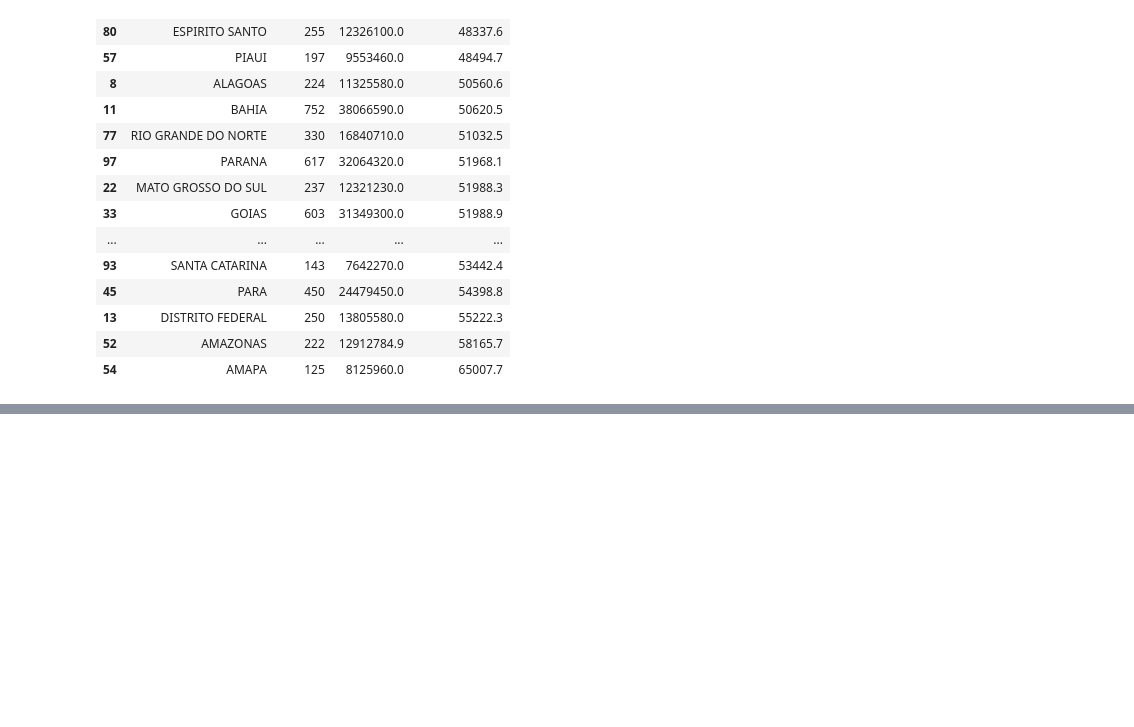
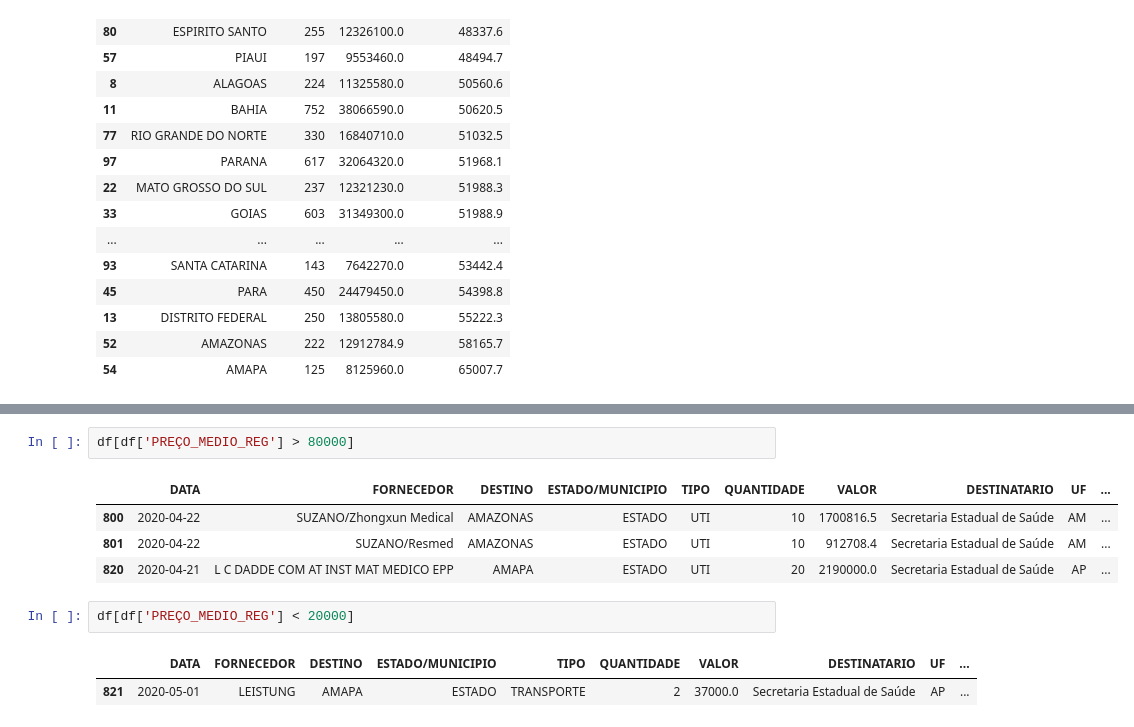
Before and after one commit to jpvt/Covid19_Visualization, a Jupyter notebook: vis_repiradores.ipynb, the cells around one changed output, grey strips where cells are left out. Saved outputs shown, nothing was run; the diff lists cells and outputs as text; blank space fills up the shorter version.

```diff
--- a/vis_repiradores.ipynb
+++ b/vis_repiradores.ipynb
@@ -277,0 +327,12 @@ tls.get_embed('https://plotly.com/~chris/1638')
+# %%
+df[df['PREÇO_MEDIO_REG'] > 80000]
+# %% [output]
+|  | DATA | FORNECEDOR | DESTINO | ESTADO/MUNICIPIO | TIPO | QUANTIDADE | VALOR | DESTINATARIO | UF | ... |
+| 800 | 2020-04-22 | SUZANO/Zhongxun Medical | AMAZONAS | ESTADO | UTI | 10 | 1700816.5 | Secretaria Estadual de Saúde | AM | ... |
+| 801 | 2020-04-22 | SUZANO/Resmed | AMAZONAS | ESTADO | UTI | 10 | 912708.4 | Secretaria Estadual de Saúde | AM | ... |
+| 820 | 2020-04-21 | L C DADDE COM AT INST MAT MEDICO EPP | AMAPA | ESTADO | UTI | 20 | 2190000.0 | Secretaria Estadual de Saúde | AP | ... |
+# %%
+df[df['PREÇO_MEDIO_REG'] < 20000]
+# %% [output]
+|  | DATA | FORNECEDOR | DESTINO | ESTADO/MUNICIPIO | TIPO | QUANTIDADE | VALOR | DESTINATARIO | UF | ... |
+| 821 | 2020-05-01 | LEISTUNG | AMAPA | ESTADO | TRANSPORTE | 2 | 37000.0 | Secretaria Estadual de Saúde | AP | ... |
```
Also changed, not shown: parts of 8 cells of this notebook, 1 other file.
